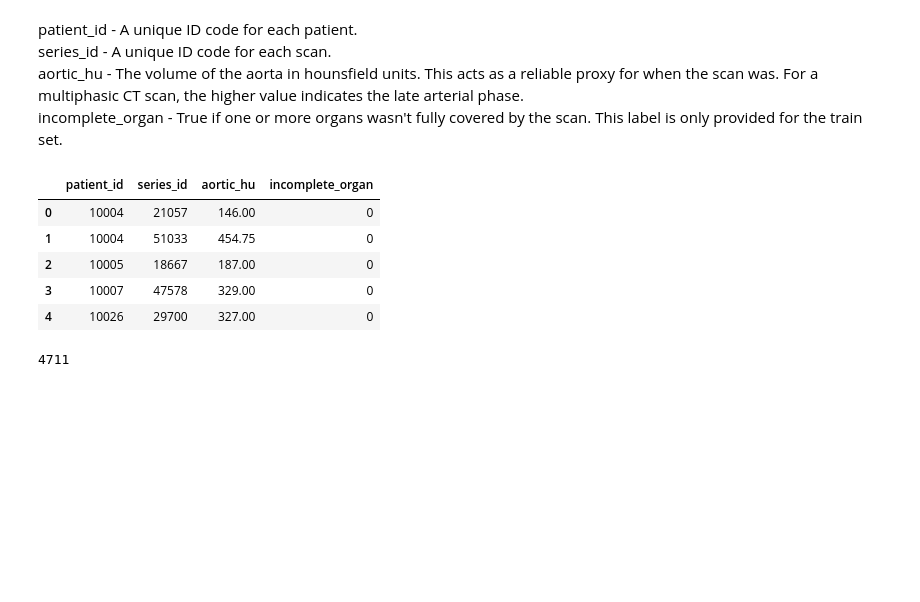
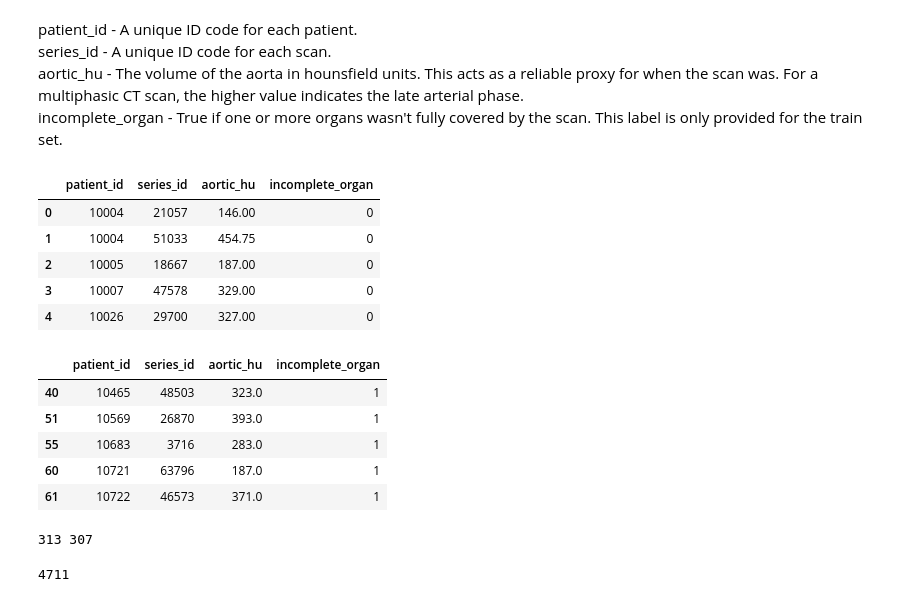
Before and after one commit to tachyon777/rsna-2023, a Jupyter notebook: notebooks/exp001.ipynb, the cells around one changed output. Saved outputs shown, nothing was run; the diff lists cells and outputs as text; code cells hidden in the pictures; blank space fills up the shorter version.

```diff
--- a/notebooks/exp001.ipynb
+++ b/notebooks/exp001.ipynb
@@ -84,6 +84,21 @@ df_train_series_meta.head()
 | 2 | 10005 | 18667 | 187.00 | 0 |
 | 3 | 10007 | 47578 | 329.00 | 0 |
 | 4 | 10026 | 29700 | 327.00 | 0 |
+# %%
+df_incomplete_series = df_train_series_meta[df_train_series_meta["incomplete_organ"] == 1]
+df_incomplete_series.head()
+# %% [output]
+|  | patient_id | series_id | aortic_hu | incomplete_organ |
+| 40 | 10465 | 48503 | 323.0 | 1 |
+| 51 | 10569 | 26870 | 393.0 | 1 |
+| 55 | 10683 | 3716 | 283.0 | 1 |
+| 60 | 10721 | 63796 | 187.0 | 1 |
+| 61 | 10722 | 46573 | 371.0 | 1 |
+# %%
+# df_incomplete_seriesのpatient_idに重複があるか
+print(len(df_incomplete_series),len(df_incomplete_series["patient_id"].unique()))
+# %% [output]
+313 307
 # %%
 len(df_train_series_meta)
 # %% [output]
```
Also changed, not shown: 14 other files.
